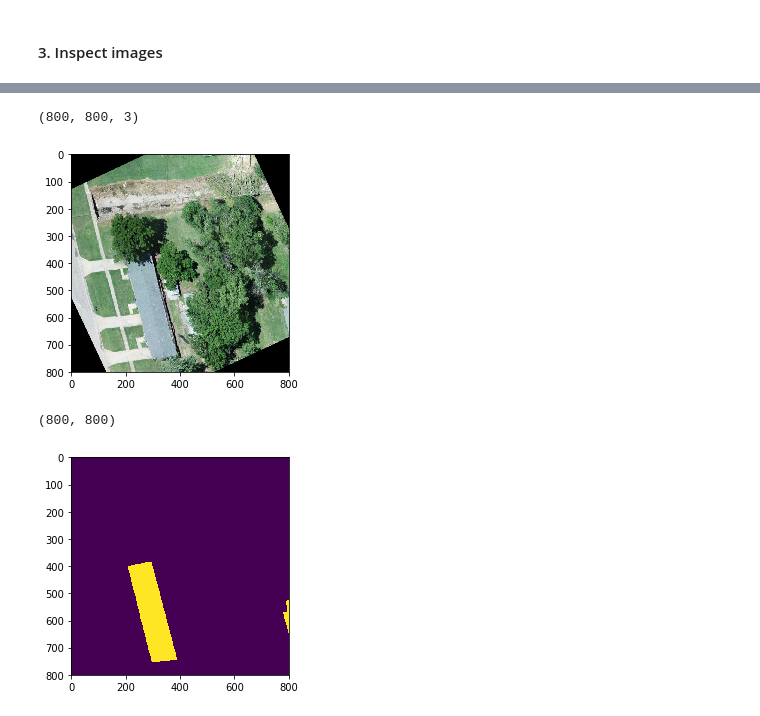
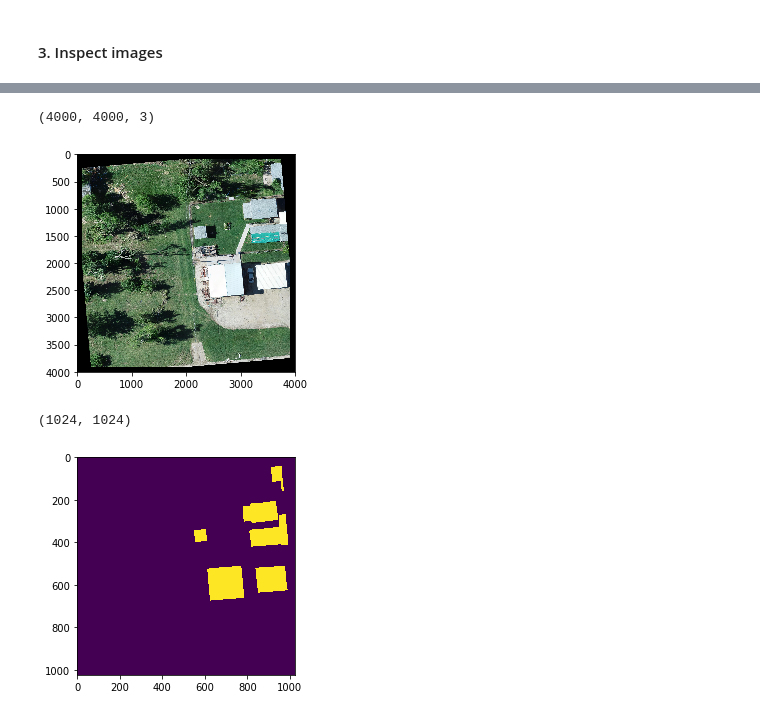
Before and after one commit to ZhiangChen/Mask_RCNN, a Jupyter notebook: samples/tornado/inspect_tornado_dataset.ipynb, the cells around one changed output, grey strips where cells are left out. Saved outputs shown, nothing was run; the diff lists cells and outputs as text; code cells hidden in the pictures.

```diff
--- a/samples/tornado/inspect_tornado_dataset.ipynb
+++ b/samples/tornado/inspect_tornado_dataset.ipynb
@@ -58,18 +58,18 @@ dataset.display_mask(0)
 # %%
-image_id = 3
+image_id = 0
 
 img = dataset.load_image(image_id)
 print(img.shape)
 plt.imshow(img)
 plt.show()
 
 masks, ids = dataset.load_mask(image_id)
 mask = masks.max(2)
 print(mask.shape)
 plt.imshow(mask)
 plt.show()
 # %% [output]
-(800, 800, 3)
+(4000, 4000, 3)
-[figure, old version]
+[figure, new version]
-(800, 800)
+(1024, 1024)
-[figure, old version]
+[figure, new version]
```
Also changed, not shown: parts of 2 cells of this notebook, 6 other files.
